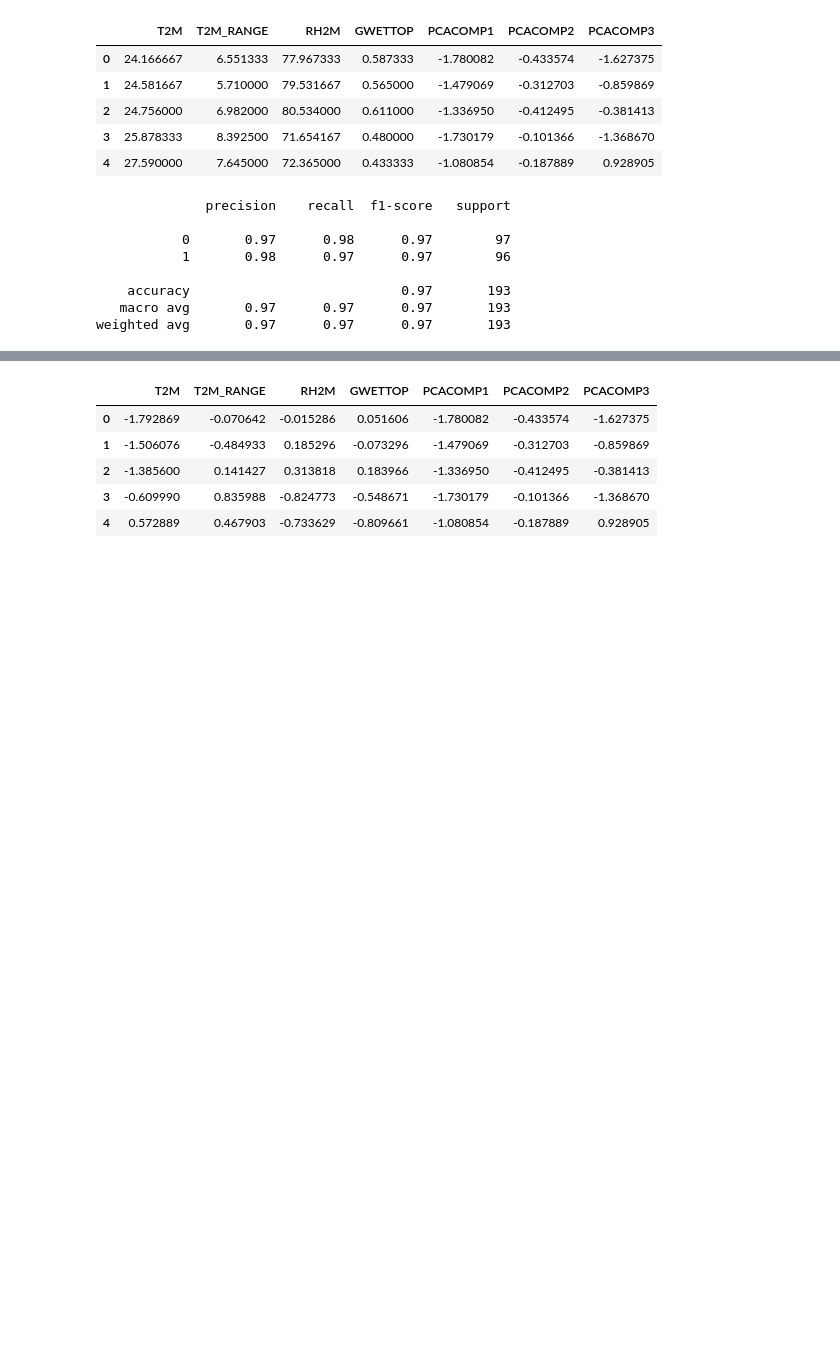
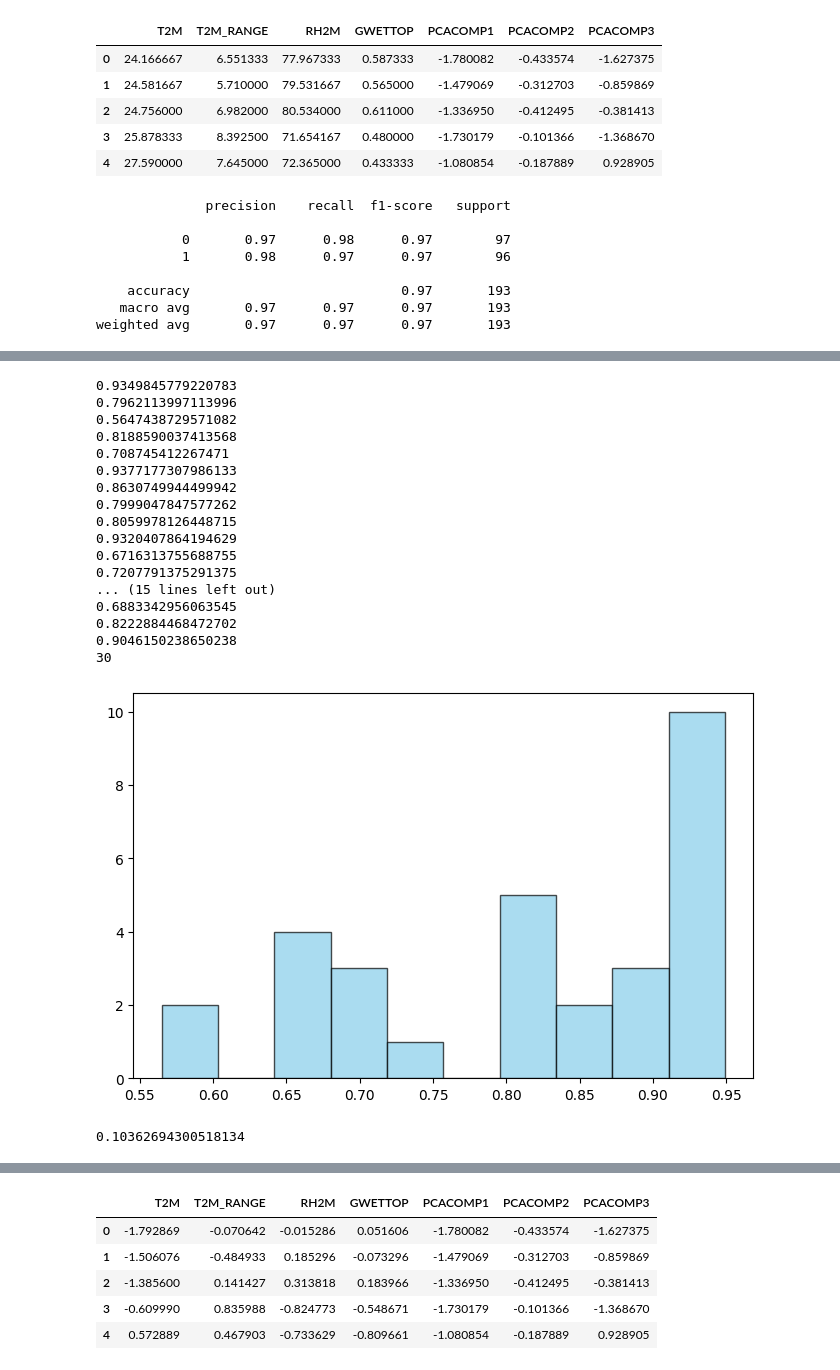
Before and after one commit to Dinithiii04/AgriLak, a Jupyter notebook: notebooks/Irrigation_model_traning.ipynb, the cells around one changed output, grey strips where cells are left out. Drawn from its saved outputs; the diff is of its cells as text; code cells hidden in the pictures; blank space fills up the shorter version.

```diff
--- a/notebooks/Irrigation_model_traning.ipynb
+++ b/notebooks/Irrigation_model_traning.ipynb
@@ -114,3 +167,37 @@ Optimal uncertainty threshold: 0.91
+# %%
+
+lowones15th=[]
+for values in confidence:
+    if values<0.95:
+        print(values)
+        lowones15th.append(values)
+
+plt.figure(figsize=(8, 5))
+plt.hist(lowones15th, bins=10, color='skyblue', edgecolor='black', alpha=0.7)
+print(len(lowones15th))
+# %% [output]
+0.9349845779220783
+0.7962113997113996
+0.5647438729571082
+0.8188590037413568
+0.708745412267471
+0.9377177307986133
+0.8630749944499942
+0.7999047847577262
+0.8059978126448715
+0.9320407864194629
+0.6716313755688755
+0.7207791375291375
+... (15 lines left out)
+0.6883342956063545
+0.8222884468472702
+0.9046150238650238
+30
+[figure, added]
+# %%
+20/193
+# %% [output]
+0.10362694300518134
 # %%
 from sklearn.model_selection import cross_val_score
 from sklearn.ensemble import RandomForestClassifier
```
Also changed, not shown: parts of 6 cells of this notebook.
